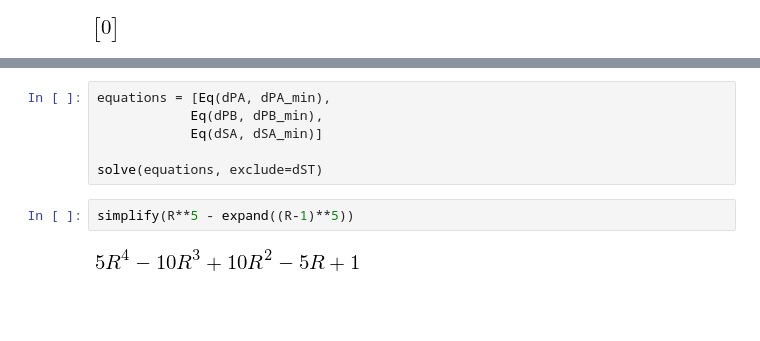
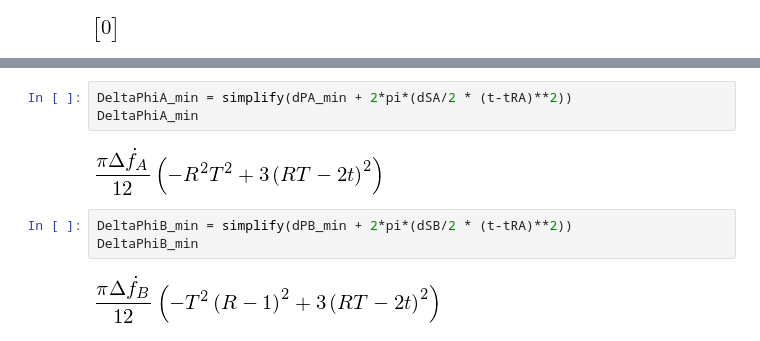
Before and after one commit to GregoryAshton/neutron_star_modelling, a Jupyter notebook: LyneSwitchingAnalytic/LeastSquaresDerivation.ipynb, the cells around one changed output, grey strips where cells are left out. Saved outputs shown, nothing was run; the diff lists cells and outputs as text; blank space fills up the shorter version.

```diff
--- a/LyneSwitchingAnalytic/LeastSquaresDerivation.ipynb
+++ b/LyneSwitchingAnalytic/LeastSquaresDerivation.ipynb
@@ -58,10 +55,10 @@ factor(dSA_min1)
-# %%
-equations = [Eq(dPA, dPA_min),
-            Eq(dPB, dPB_min),
-            Eq(dSA, dSA_min)]
-
-solve(equations, exclude=dST)
-# %%
-simplify(R**5 - expand((R-1)**5))
-# %% [output]
-[figure, removed]
+# %%
+DeltaPhiA_min = simplify(dPA_min + 2*pi*(dSA/2 * (t-tRA)**2))
+DeltaPhiA_min
+# %% [output]
+[figure, added]
+# %%
+DeltaPhiB_min = simplify(dPB_min + 2*pi*(dSB/2 * (t-tRA)**2))
+DeltaPhiB_min
+# %% [output]
+[figure, added]
```
Also changed, not shown: parts of 14 cells of this notebook, 8 other files.
